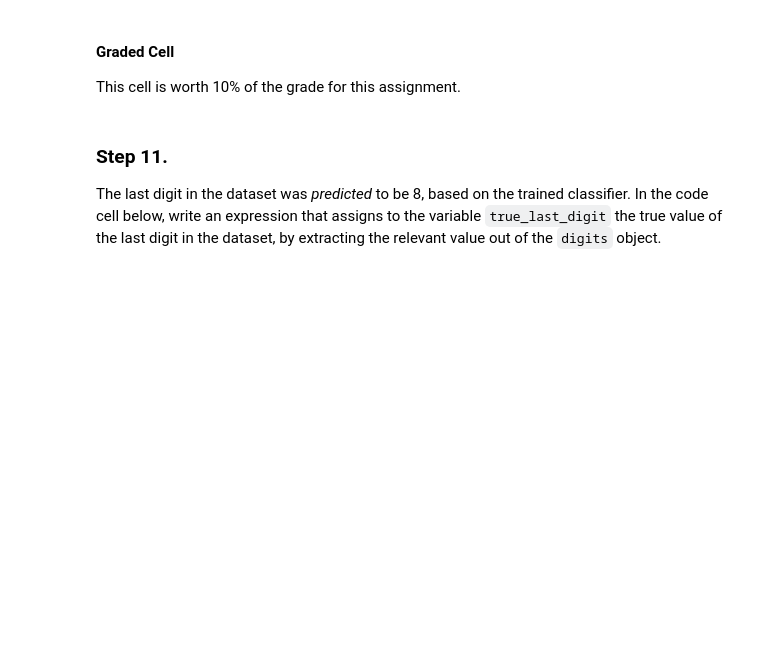
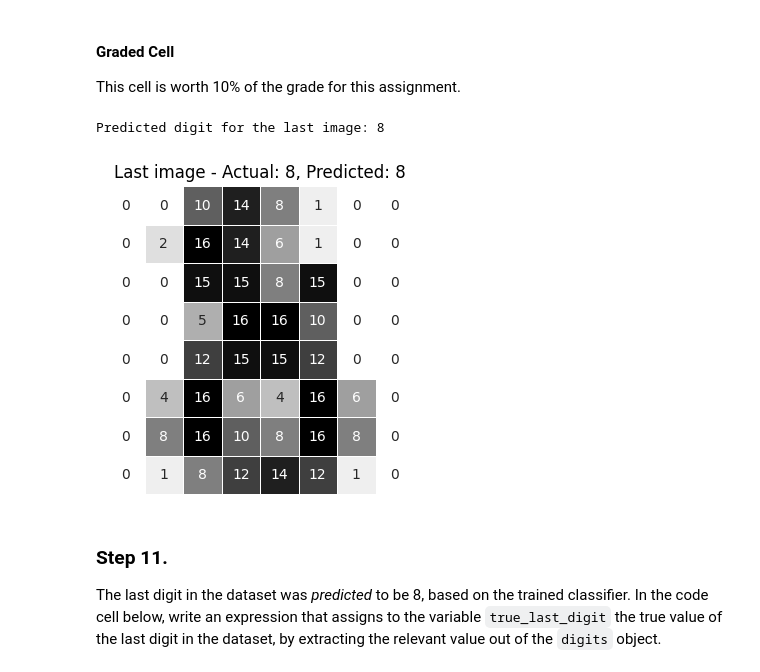
Before and after one commit to Mosizamani/AAI-501, a Jupyter notebook: Assignments/Module 6 Computer Vision Coding Assignment.ipynb, the cells around one changed output. Cells and saved outputs as stored; diff of their text form; code cells hidden in the pictures; blank space fills up the shorter version.

```diff
--- a/Assignments/Module 6 Computer Vision Coding Assignment.ipynb
+++ b/Assignments/Module 6 Computer Vision Coding Assignment.ipynb
@@ -135,3 +203,11 @@ In the code cell below please perform the following tasks:
 #### Graded Cell
 
 This cell is worth 10% of the grade for this assignment.
+# %%
+from sklearn import svm
+
+# Create the Support Vector Classifier with specified hyperparameters
+clf = svm.SVC(gamma=0.01, C=100)
+
+# Train the classifier using all data except the last sample
+clf.fit(digits.data[:-1], digits.target[:-1])
@@ -148,6 +226,23 @@ In the code cell below:
 #### Graded Cell
 
 This cell is worth 10% of the grade for this assignment.
+# %%
+import seaborn as sns
+import matplotlib.pyplot as plt
+
+# Predict the digit of the last image
+predicted_digit = clf.predict(digits.data[-1].reshape(1, -1))
+print(f"Predicted digit for the last image: {predicted_digit[0]}")
+
+# Display heatmap of the last image
+plt.figure(figsize=(4, 4))
+sns.heatmap(digits.images[-1], annot=True, cmap='binary', cbar=False, square=True, linewidths=0.5)
+plt.title(f"Last image - Actual: {digits.target[-1]}, Predicted: {predicted_digit[0]}")
+plt.axis('off')
+plt.show()
+# %% [output]
+Predicted digit for the last image: 8
+[figure, added]
 # %% [markdown]
 ### Step 11.
 
```
Also changed, not shown: parts of 8 cells of this notebook.
